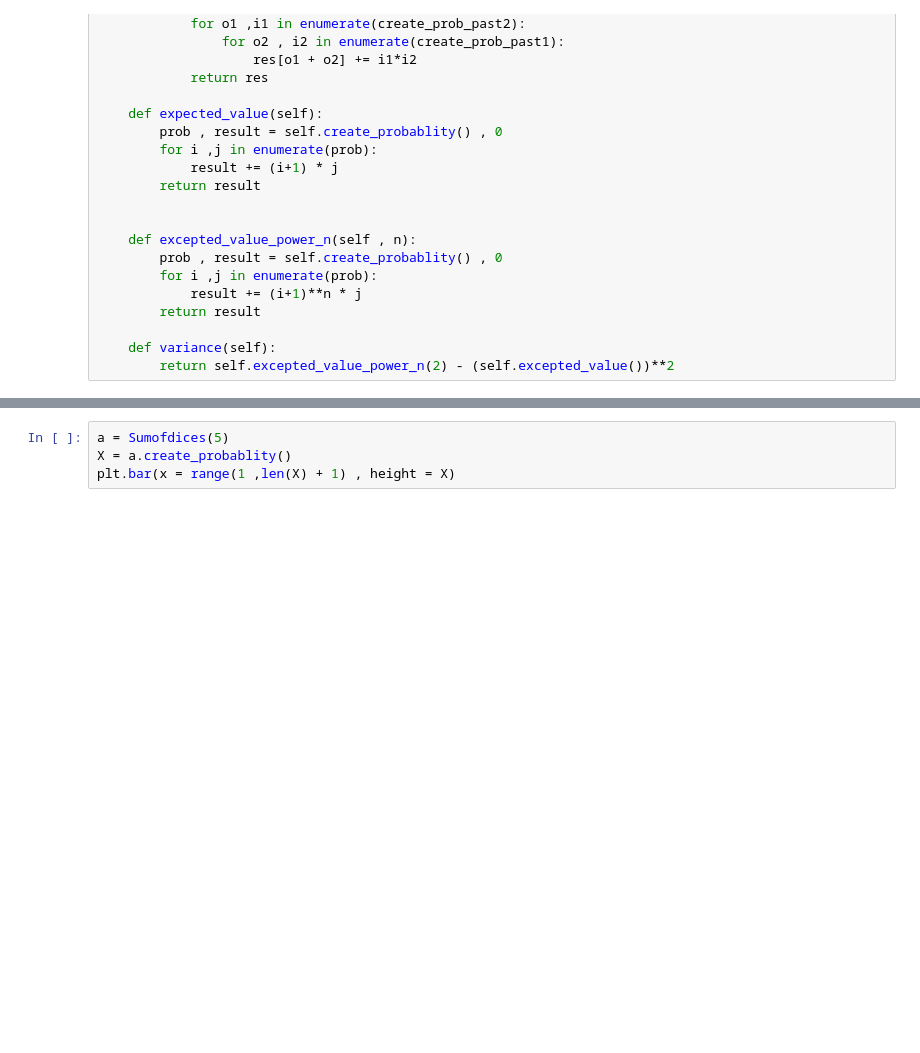
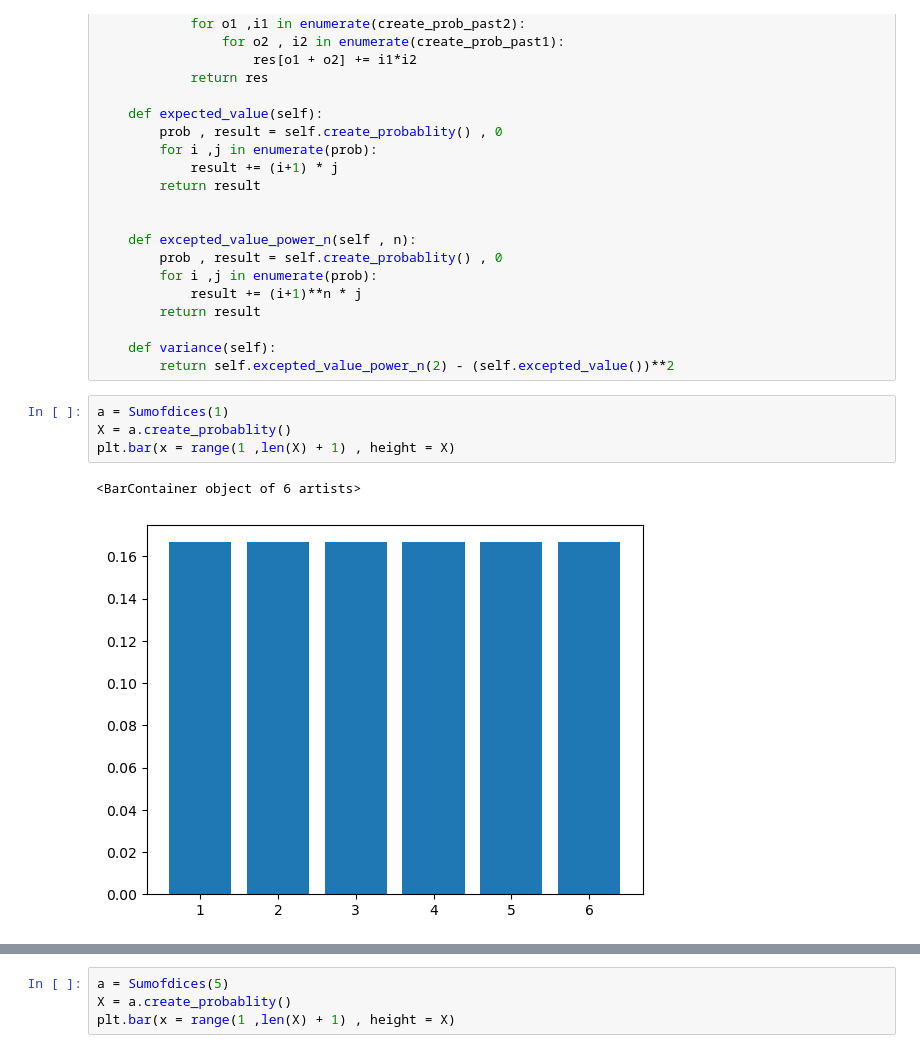
Before and after one commit to Megahertz512/Monte-carlo, a Jupyter notebook: sum_of_dices.ipynb, the cells around one changed output, grey strips where cells are left out. Saved outputs shown, nothing was run; the diff lists cells and outputs as text; blank space fills up the shorter version.

Commit message:
Create blackjack game (without prediction) and show plots in 'sum_of_dices'

```diff
--- a/sum_of_dices.ipynb
+++ b/sum_of_dices.ipynb
@@ -37,3 +37,10 @@ class Sumofdices:
 
     def variance(self):
         return self.excepted_value_power_n(2) - (self.excepted_value())**2
+# %%
+a = Sumofdices(1)
+X = a.create_probablity()
+plt.bar(x = range(1 ,len(X) + 1) , height = X)
+# %% [output]
+<BarContainer object of 6 artists>
+[figure, added]
```
Also changed, not shown: parts of 2 cells of this notebook, 1 other file.
